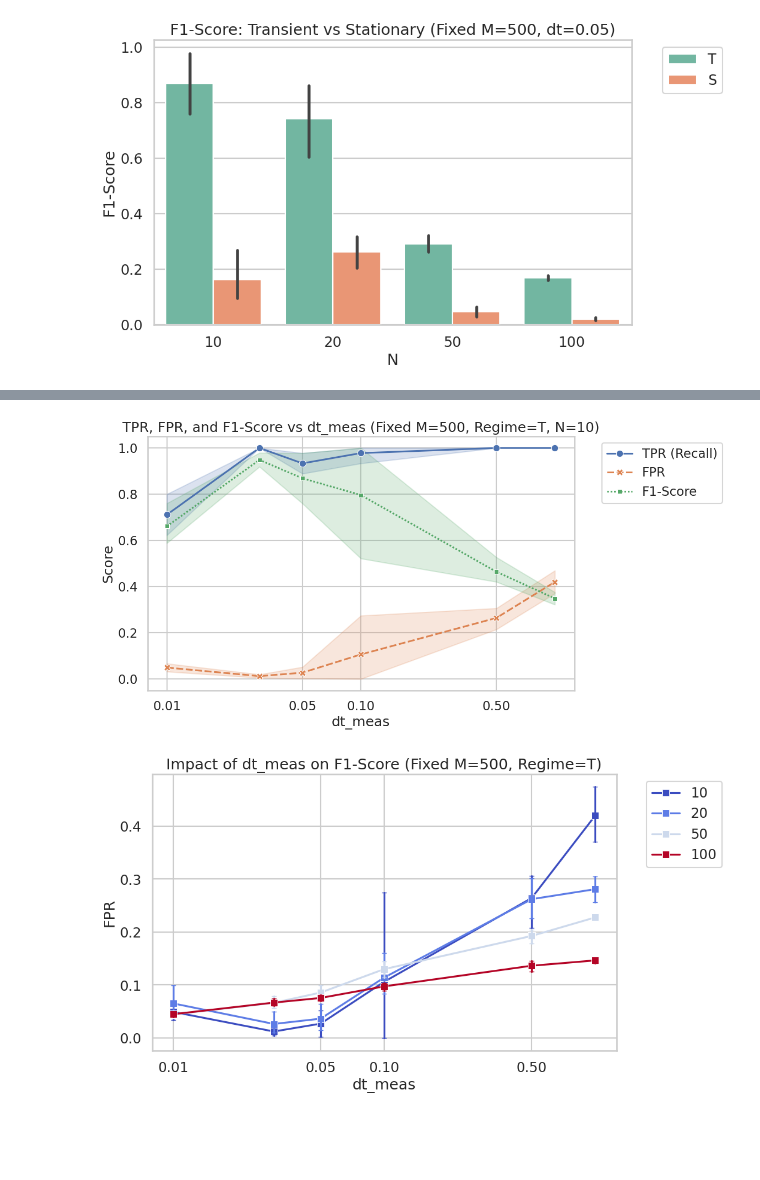
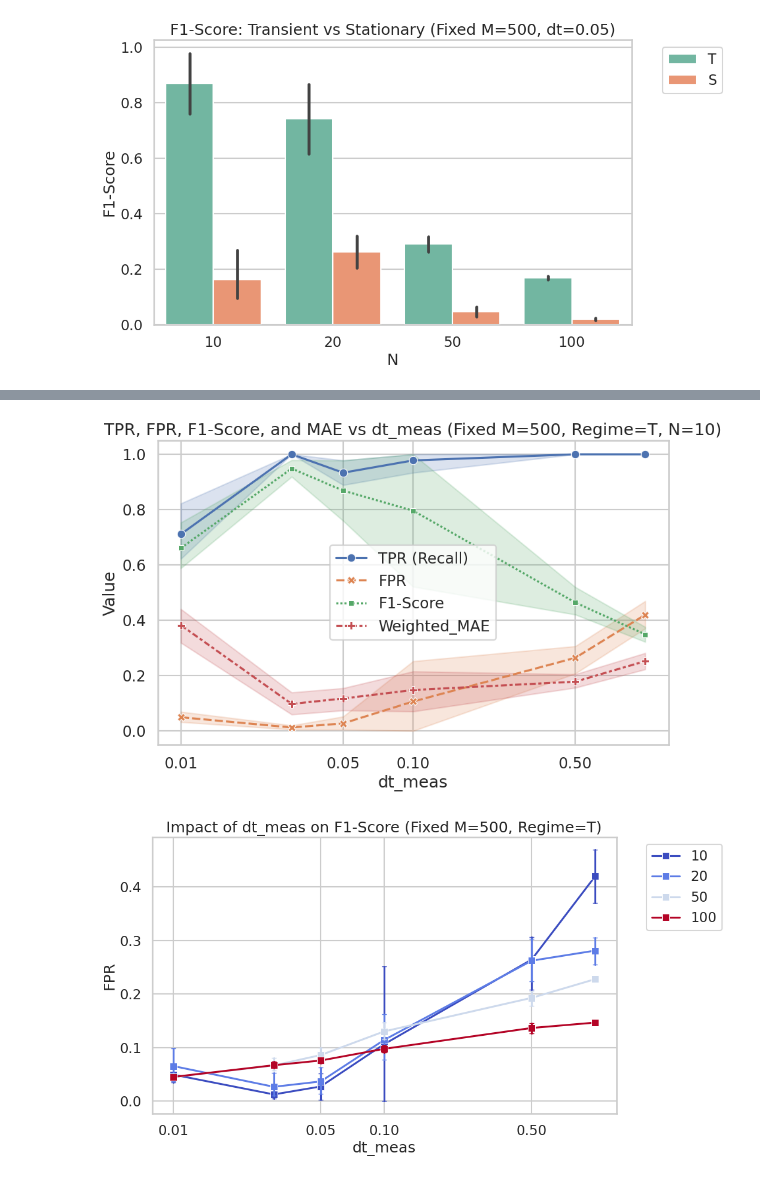
Before and after one commit to CoMuNeLab/Onsager_Machlup_Inf, a Jupyter notebook: Grid_Search_Analysis.ipynb, the cells around one changed output, grey strips where cells are left out. Drawn from its saved outputs; the diff is of its cells as text; code cells hidden in the pictures; blank space fills up the shorter version.

```diff
--- a/Grid_Search_Analysis.ipynb
+++ b/Grid_Search_Analysis.ipynb
@@ -104,28 +119,35 @@ plt.show()
 # %%
 # Choose a specific configuration: M_pairs=500, Regime=Transient, N=10
 fixed_Regime = 'T'
 fixed_N = 10
 df_dt = df[(df['M_pairs'] == 500) & (df['Regime'] == fixed_Regime) & (df['N'] == fixed_N)]
 
-# Restructure the dataframe for seaborn to plot multiple metrics easily
-df_melted = df_dt.melt(id_vars=['dt_meas'], value_vars=['TPR (Recall)', 'FPR', 'F1-Score'],
-                       var_name='Metric', value_name='Score')
+# Include MAE in the comparison
+df_melted = df_dt.melt(
+    id_vars=['dt_meas'],
+    value_vars=['TPR (Recall)', 'FPR', 'F1-Score', 'Weighted_MAE'],
+    var_name='Metric',
+    value_name='Score'
+)
 
 fig, ax = plt.subplots(figsize=(10, 6))
-sns.lineplot(data=df_melted, x='dt_meas', y='Score', hue='Metric', style='Metric',
-             markers=True, err_style='band', ax=ax)
+sns.lineplot(
+    data=df_melted, x='dt_meas', y='Score',
+    hue='Metric', style='Metric',
+    markers=True, err_style='band', ax=ax
+)
 
 ax.set_xlabel('dt_meas')
-ax.set_ylabel('Score')
+ax.set_ylabel('Value')
 ax.set_xscale('log')
 ax.set_xticks([0.01, 0.05, 0.1, 0.5])
 ax.get_xaxis().set_major_formatter(plt.ScalarFormatter())
-ax.set_title(f'TPR, FPR, and F1-Score vs dt_meas (Fixed M={fixed_M}, Regime={fixed_Regime}, N={fixed_N})')
-ax.legend(bbox_to_anchor=(1.05, 1), loc='upper left')
+ax.set_title(f'TPR, FPR, F1-Score, and MAE vs dt_meas (Fixed M={fixed_M}, Regime={fixed_Regime}, N={fixed_N})')
+ax.legend(loc='best')
 plt.savefig('images/detailed/metrics_comparison_single_N.png', dpi=300, bbox_inches='tight')
 plt.show()
 # %% [output]
-[figure, old version]
+[figure, new version]
 # %%
 # Choose a specific configuration: M_pairs=500, Regime=Transient
 fixed_Regime = 'T'
```
Also changed, not shown: parts of 4 cells of this notebook, 16 other files.
